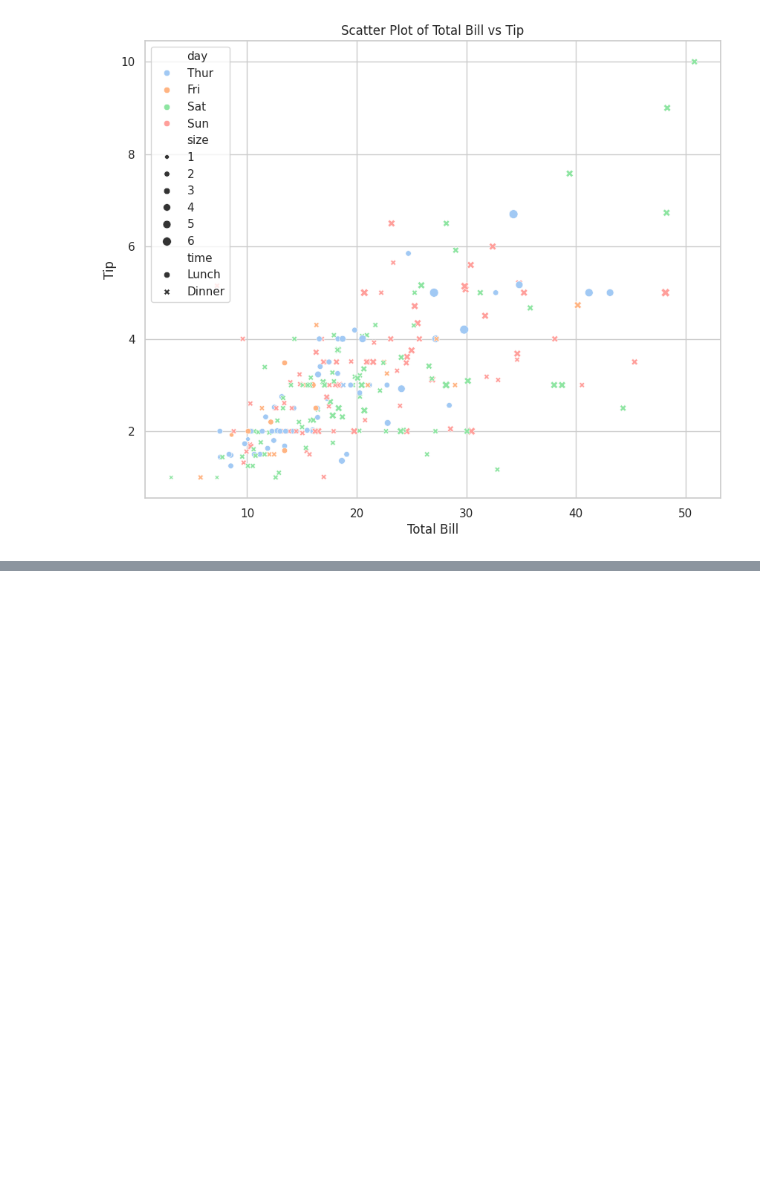
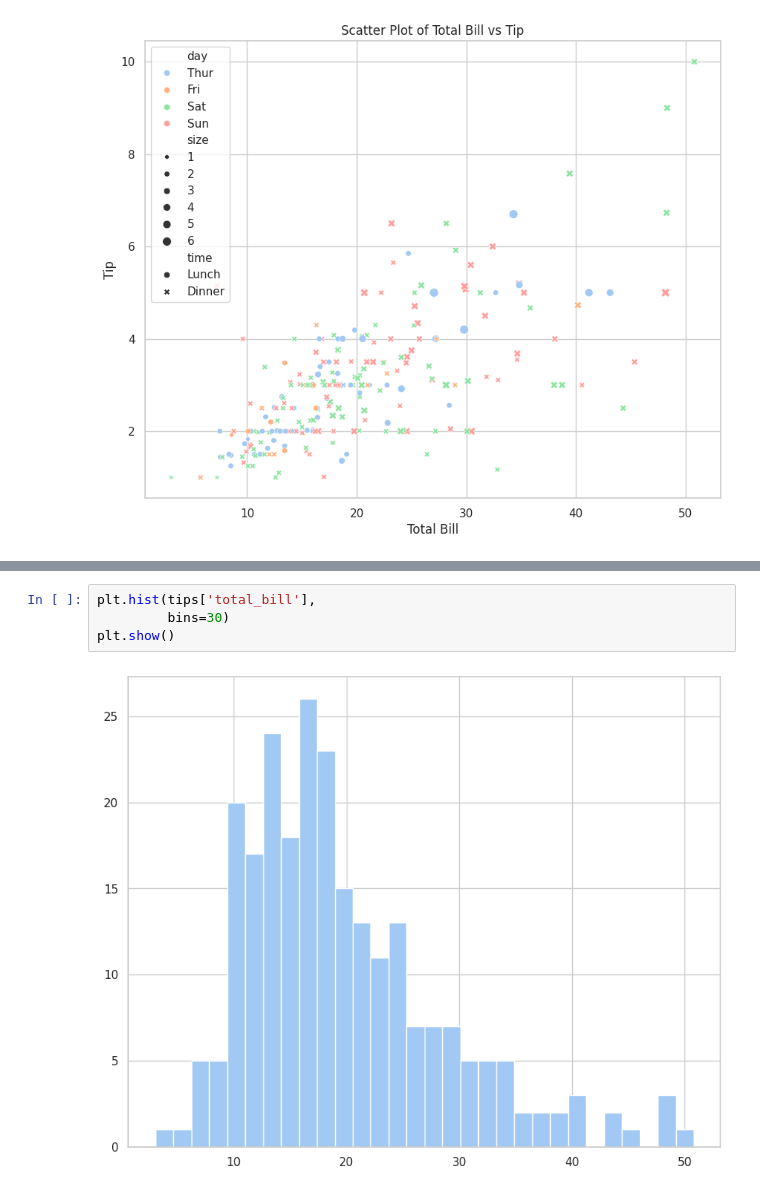
Before and after one commit to hajonghyun/inflearn_ML_from_the_foundation, a Jupyter notebook: 3_Visualization_matplotlib_seaborn.ipynb, the cells around one changed output, grey strips where cells are left out. Drawn from its saved outputs; the diff is of its cells as text; blank space fills up the shorter version.

```diff
--- a/3_Visualization_matplotlib_seaborn.ipynb
+++ b/3_Visualization_matplotlib_seaborn.ipynb
@@ -641,0 +787,6 @@ plt.show()
+# %%
+plt.hist(tips['total_bill'],
+         bins=30)
+plt.show()
+# %% [output]
+[figure, added]
```
Also changed, not shown: parts of 30 cells of this notebook.
